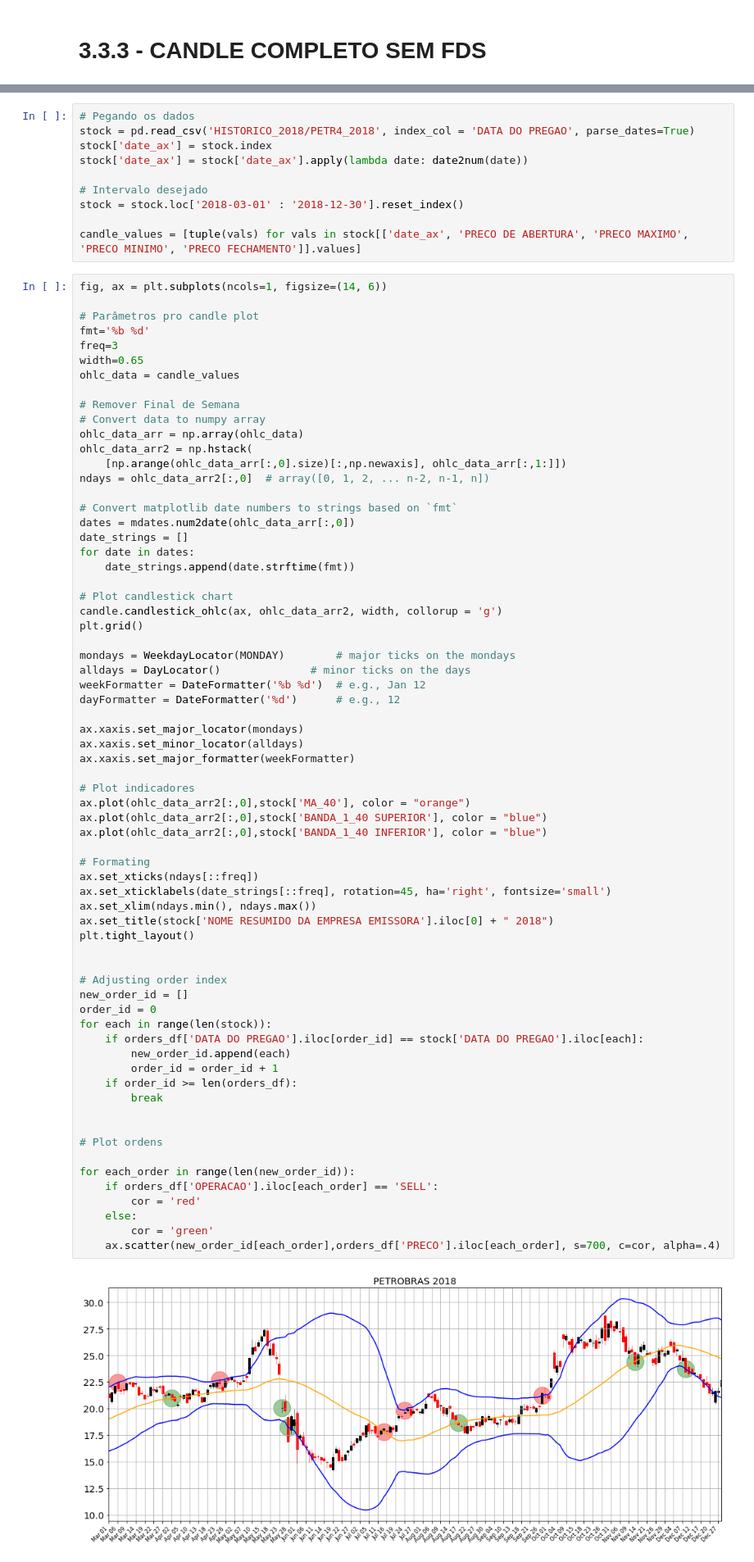
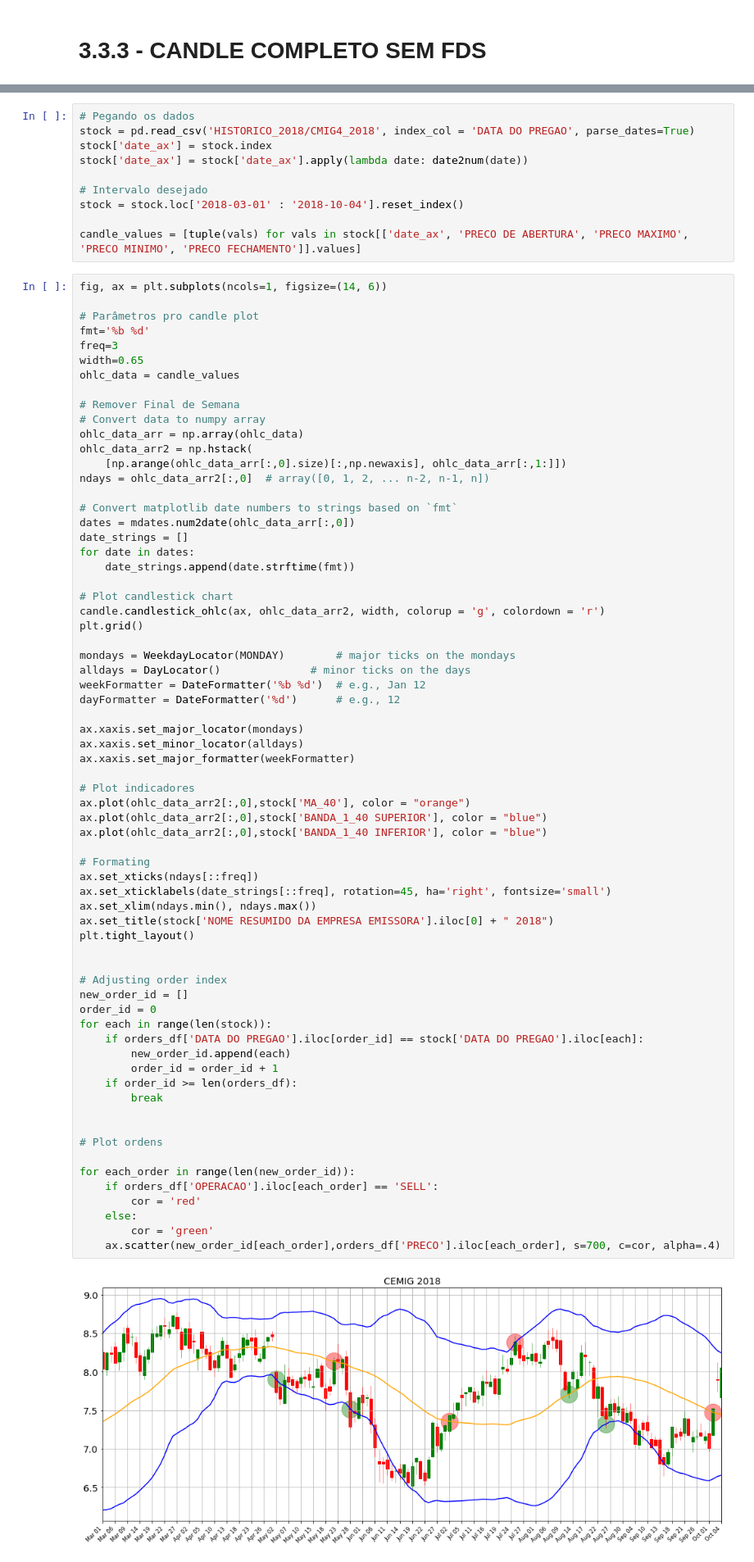
Before and after one commit to RodrigoCalderano/DOM-BOT, a Jupyter notebook: Jupyter/PandasHandler.ipynb, the cells around one changed output, grey strips where cells are left out. Shown: that part at 82% size. Cells and saved outputs as stored; diff of their text form.

```diff
--- a/Jupyter/PandasHandler.ipynb
+++ b/Jupyter/PandasHandler.ipynb
@@ -357,11 +361,11 @@ orders_df.head()
 # %%
 # Pegando os dados
-stock = pd.read_csv('HISTORICO_2018/PETR4_2018', index_col = 'DATA DO PREGAO', parse_dates=True)
+stock = pd.read_csv('HISTORICO_2018/CMIG4_2018', index_col = 'DATA DO PREGAO', parse_dates=True)
 stock['date_ax'] = stock.index
 stock['date_ax'] = stock['date_ax'].apply(lambda date: date2num(date))
 
 # Intervalo desejado
-stock = stock.loc['2018-03-01' : '2018-12-30'].reset_index()
+stock = stock.loc['2018-03-01' : '2018-10-04'].reset_index()
 
 candle_values = [tuple(vals) for vals in stock[['date_ax', 'PRECO DE ABERTURA', 'PRECO MAXIMO', 'PRECO MINIMO', 'PRECO FECHAMENTO']].values]
 # %%
@@ -387,7 +391,7 @@ for date in dates:
     date_strings.append(date.strftime(fmt))
 
 # Plot candlestick chart
-candle.candlestick_ohlc(ax, ohlc_data_arr2, width, collorup = 'g')
+candle.candlestick_ohlc(ax, ohlc_data_arr2, width, colorup = 'g', colordown = 'r')
 plt.grid()
 
 mondays = WeekdayLocator(MONDAY)        # major ticks on the mondays
@@ -405,31 +409,31 @@ ax.plot(ohlc_data_arr2[:,0],stock['BANDA_1_40 SUPERIOR'], color = "blue")
 ax.plot(ohlc_data_arr2[:,0],stock['BANDA_1_40 INFERIOR'], color = "blue")
 
 # Formating
 ax.set_xticks(ndays[::freq])
 ax.set_xticklabels(date_strings[::freq], rotation=45, ha='right', fontsize='small')
 ax.set_xlim(ndays.min(), ndays.max())
 ax.set_title(stock['NOME RESUMIDO DA EMPRESA EMISSORA'].iloc[0] + " 2018")
 plt.tight_layout()
 
 
 # Adjusting order index
 new_order_id = []
 order_id = 0
 for each in range(len(stock)):
     if orders_df['DATA DO PREGAO'].iloc[order_id] == stock['DATA DO PREGAO'].iloc[each]:
         new_order_id.append(each)
         order_id = order_id + 1
     if order_id >= len(orders_df):
         break
 
 
 # Plot ordens
 
 for each_order in range(len(new_order_id)):
     if orders_df['OPERACAO'].iloc[each_order] == 'SELL':
         cor = 'red'
     else:
         cor = 'green'
     ax.scatter(new_order_id[each_order],orders_df['PRECO'].iloc[each_order], s=700, c=cor, alpha=.4)
 # %% [output]
-[figure, old version]
+[figure, new version]
```
Also changed, not shown: parts of 2 cells of this notebook, 3 other files.
